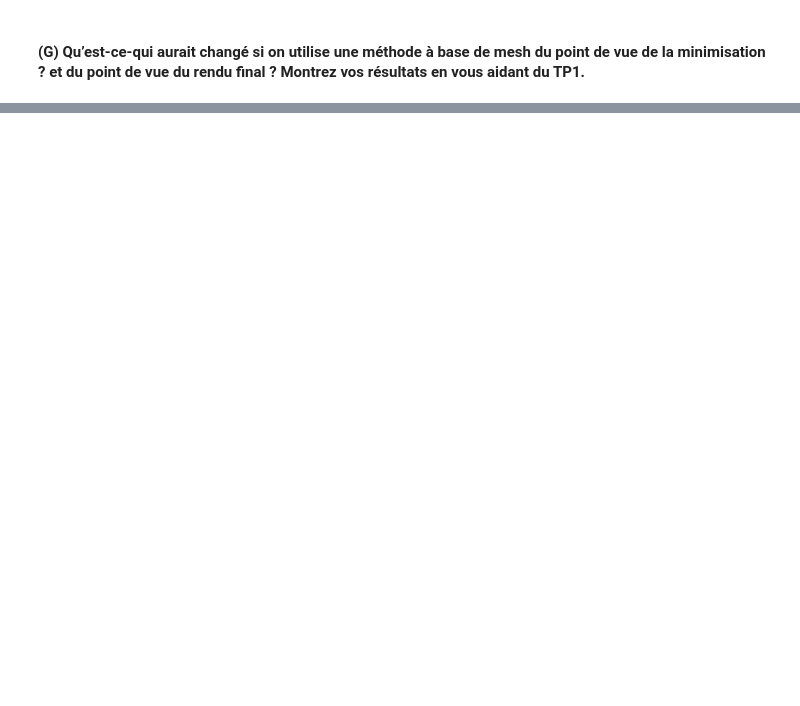
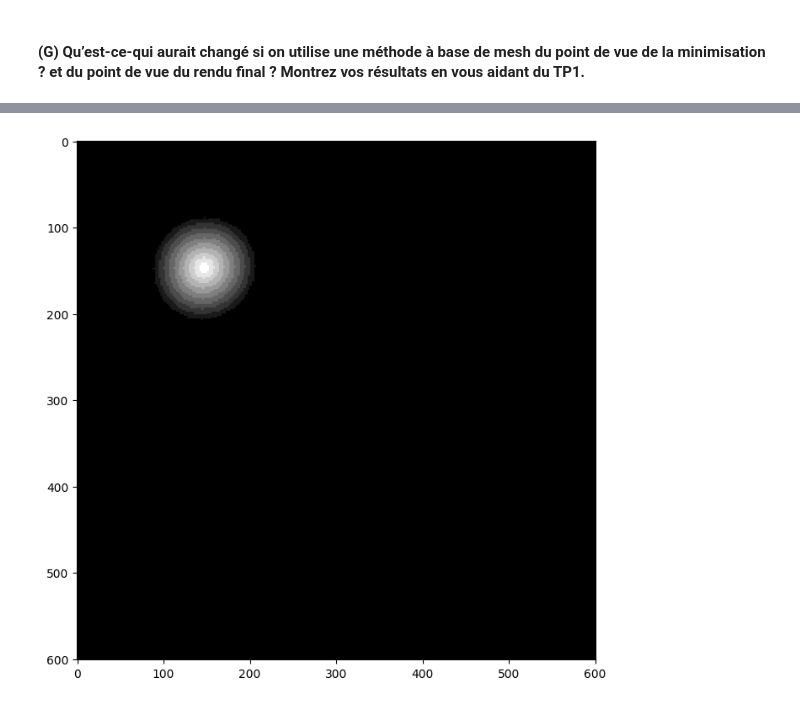
Before and after one commit to Coartix/VIdeoProcessing, a Jupyter notebook: Motion Compensation.ipynb, the cells around one changed output, grey strips where cells are left out. Cells and saved outputs as stored; diff of their text form; code cells hidden in the pictures; blank space fills up the shorter version.

```diff
--- a/Motion Compensation.ipynb
+++ b/Motion Compensation.ipynb
@@ -334,0 +378,28 @@ Apparemment, un pas de quantification de 240 est le meilleur compromis entre com
+# %%
+# Loop over all the nodes then loop over all the points of the node and recreate an image
+img_mesh_backward = np.zeros((img2.height+1, img2.width+1, 3), dtype=np.uint8)
+
+blocks = getBlocksCoordinates(img2.grayImage)
+for indNodes, nodes in enumerate(allNodes):
+    block = blocks[indNodes]
+    phi1, phi2, phi3, phi4 = getInterpolation(block)
+    for x in range(block[0][0], block[2][0]):
+        for y in range(block[0][1], block[2][1]):
+            vx, vy = phi1(x, y) * nodes[0] + phi2(x, y) * nodes[1] + phi3(x, y) * nodes[2] + phi4(x, y) * nodes[3]
+            new_x, new_y = (int)(x + vx), (int)(y + vy)
+            if new_x < 0:
+                new_x = 0
+            if new_y < 0:
+                new_y = 0
+            if new_x >= img2.height:
+                new_x = img2.height - 1
+            if new_y >= img2.width:
+                new_y = img2.width - 1
+            img_mesh_backward[x,y] = img2.img[new_x, new_y]
+
+# Create a figure and axis object
+fig, ax = plt.subplots(1, figsize=(8, 8))
+ax.imshow(img_mesh_backward, cmap='gray')
+plt.show()
+# %% [output]
+[figure, added]
```
Also changed, not shown: parts of 5 cells of this notebook, 2 other files.
